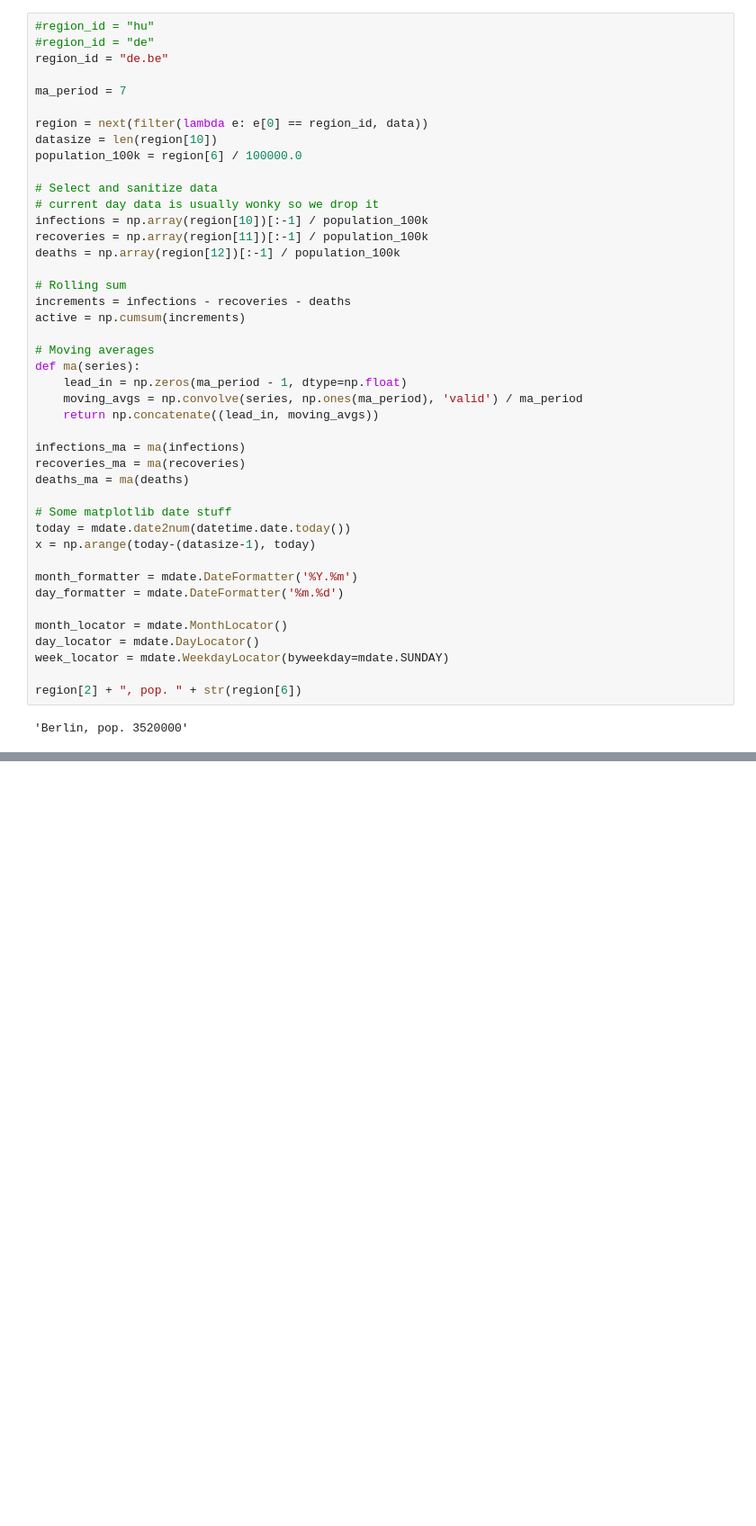
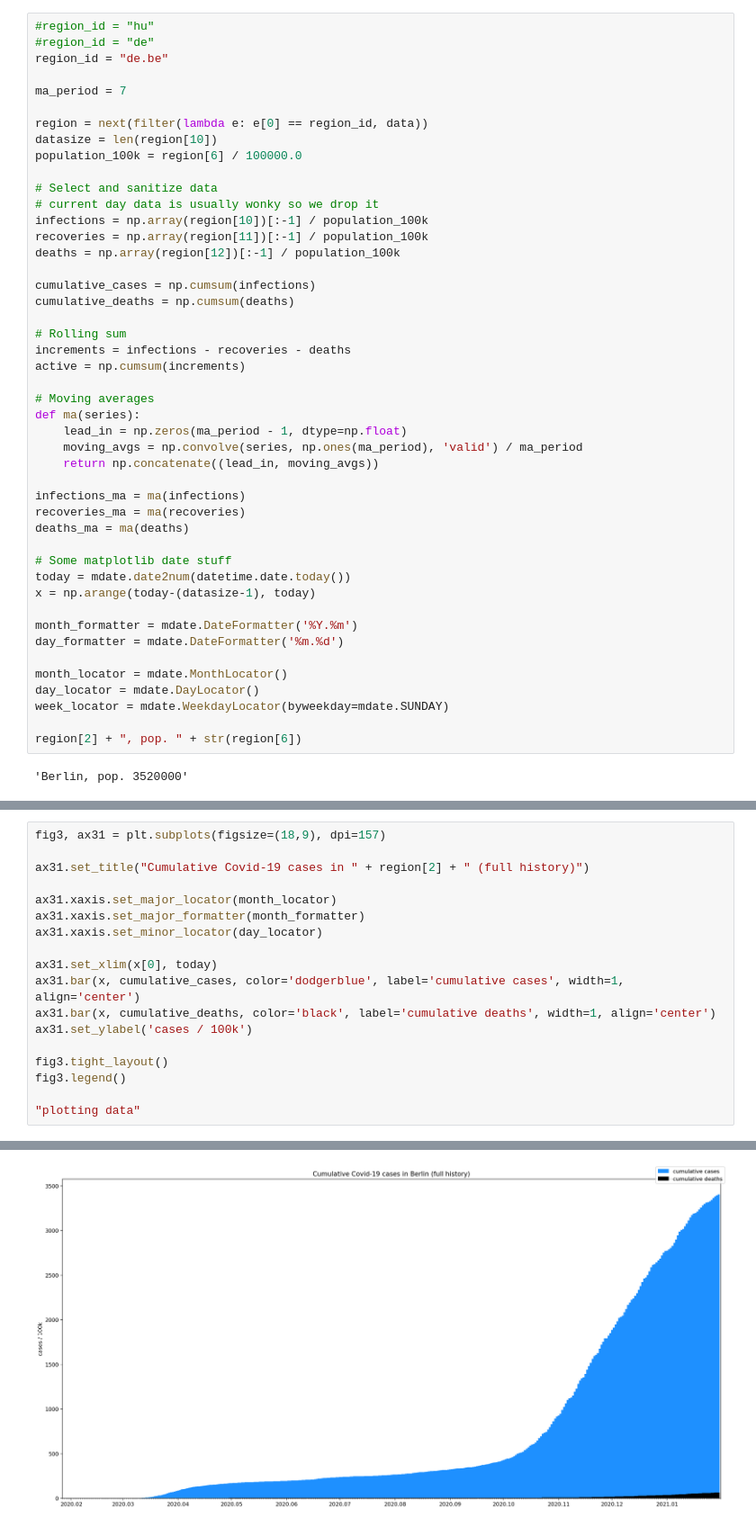
Before and after one commit to dani-corie/covid_chart, a Jupyter notebook: covid.ipynb, the cells around one changed output, grey strips where cells are left out. Shown at 90% size. Drawn from its saved outputs; the diff is of its cells as text; blank space fills up the shorter version.

```diff
--- a/covid.ipynb
+++ b/covid.ipynb
@@ -40,6 +40,9 @@ population_100k = region[6] / 100000.0
 infections = np.array(region[10])[:-1] / population_100k
 recoveries = np.array(region[11])[:-1] / population_100k
 deaths = np.array(region[12])[:-1] / population_100k
+
+cumulative_cases = np.cumsum(infections)
+cumulative_deaths = np.cumsum(deaths)
 
 # Rolling sum
 increments = infections - recoveries - deaths
@@ -128,0 +132,19 @@ fig2.legend()
+# %%
+fig3, ax31 = plt.subplots(figsize=(18,9), dpi=157)
+
+ax31.set_title("Cumulative Covid-19 cases in " + region[2] + " (full history)")
+
+ax31.xaxis.set_major_locator(month_locator)
+ax31.xaxis.set_major_formatter(month_formatter)
+ax31.xaxis.set_minor_locator(day_locator)
+
+ax31.set_xlim(x[0], today)
+ax31.bar(x, cumulative_cases, color='dodgerblue', label='cumulative cases', width=1, align='center')
+ax31.bar(x, cumulative_deaths, color='black', label='cumulative deaths', width=1, align='center')
+ax31.set_ylabel('cases / 100k')
+
+fig3.tight_layout()
+fig3.legend()
+
+"plotting data"
+# %% [output]
@@ -128,0 +152 @@ fig2.legend()
+[figure, added]
```
Also changed, not shown: parts of 3 cells of this notebook.
